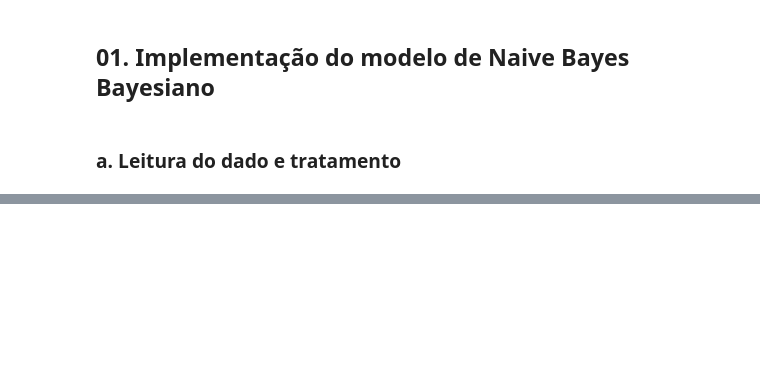
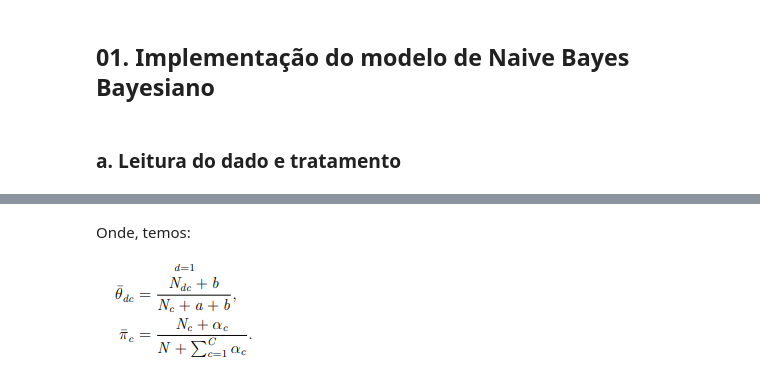
Before and after one commit to AndyFernandes/probabilistic-machine-learning, a Jupyter notebook: Trabalho03/Trabalho_03.ipynb, the cells around one changed output, grey strips where cells are left out. Cells and saved outputs as stored; diff of their text form; code cells hidden in the pictures; blank space fills up the shorter version.

```diff
--- a/Trabalho03/Trabalho_03.ipynb
+++ b/Trabalho03/Trabalho_03.ipynb
@@ -110,0 +116,6 @@ def plot_posterior(mean, cov, resolution = 100):
+# %% [markdown]
+Onde, temos:
+# %%
+Image(filename=path+'/imgs/formulas_O_e_pi.png')
+# %% [output]
+[figure, added]
```
Also changed, not shown: parts of 35 cells of this notebook.
